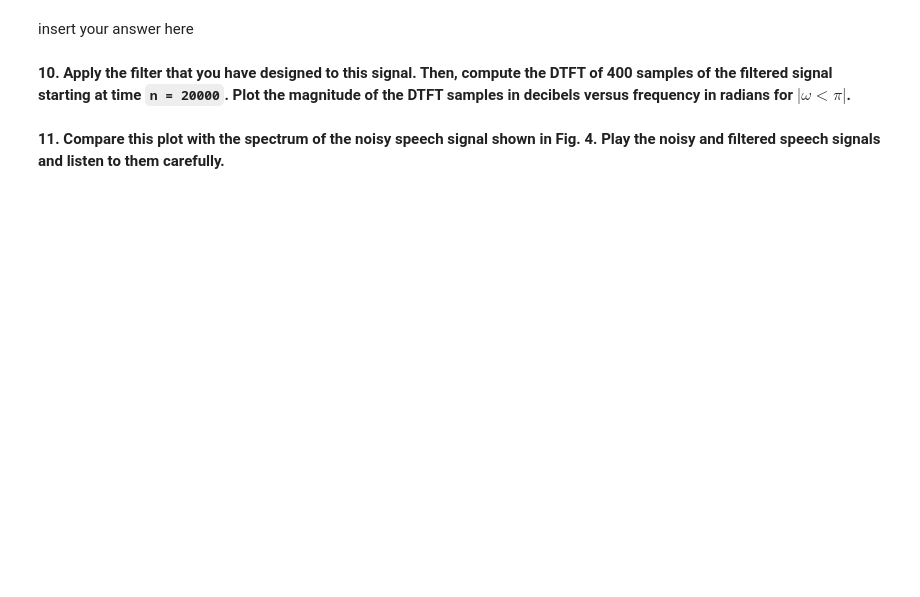
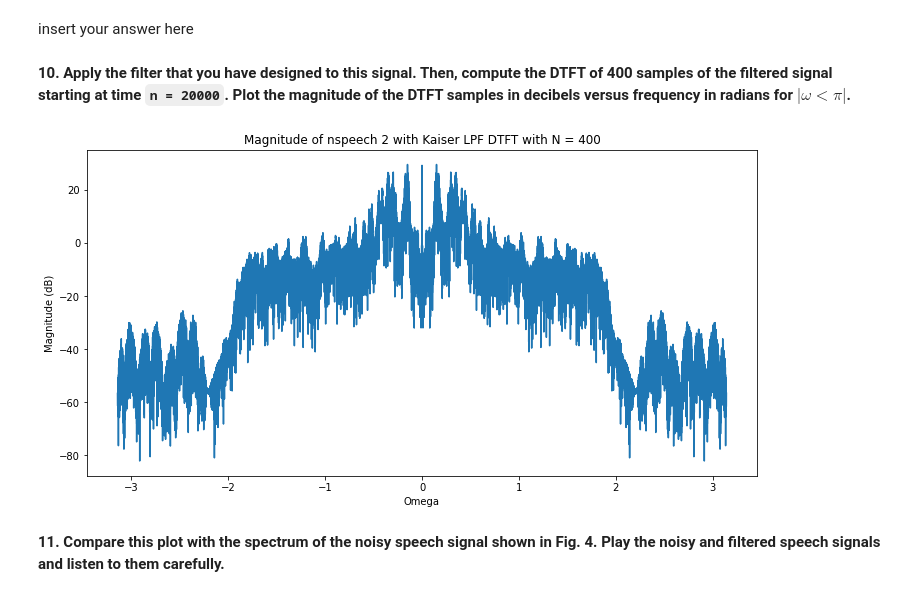
Before and after one commit to cdavin2/dsp_lab05b, a Jupyter notebook: lab05b_final_report.ipynb, the cells around one changed output. Saved outputs shown, nothing was run; the diff lists cells and outputs as text; code cells hidden in the pictures; blank space fills up the shorter version.

```diff
--- a/lab05b_final_report.ipynb
+++ b/lab05b_final_report.ipynb
@@ -406,3 +411,15 @@ insert your answer here
+# %%
+# insert your code here
+speech_kaiser = np.convolve(nspeech2, lpf_kaiser_impulse)
+speech_kaiser_DTFT, w = DTFT(speech_kaiser[20000:], 400)
+
+plt.title("Magnitude of nspeech 2 with Kaiser LPF DTFT with N = 400")
+plt.ylabel("Magnitude (dB)")
+plt.xlabel("Omega")
+plt.plot(w, 20*np.log10(np.abs(speech_kaiser_DTFT)))
+plt.show()
+# %% [output]
+[figure, added]
 # %% [markdown]
 **11. Compare this plot with the spectrum of the noisy speech signal shown in Fig. 4. Play the noisy and filtered speech signals and listen to them carefully.**
 # %%
```
Also changed, not shown: parts of 22 cells of this notebook.
